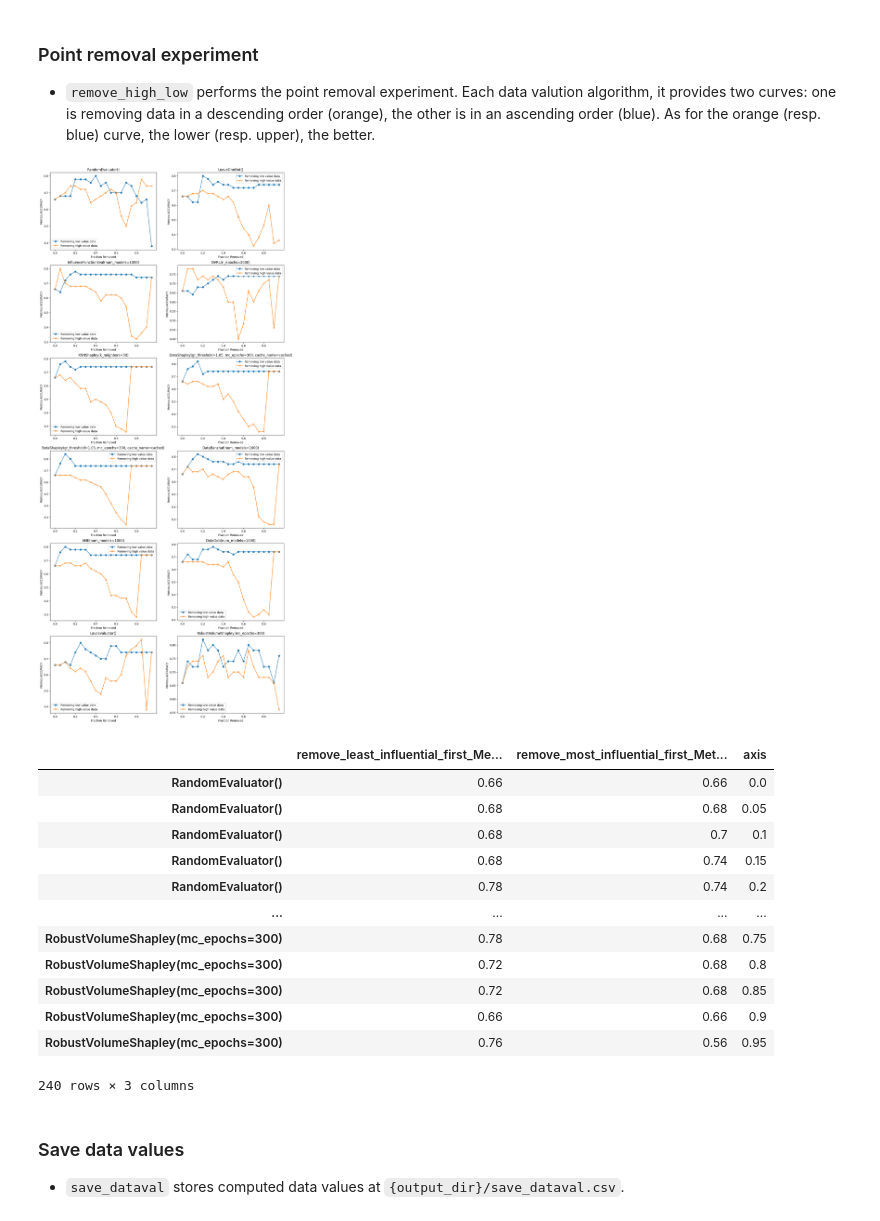
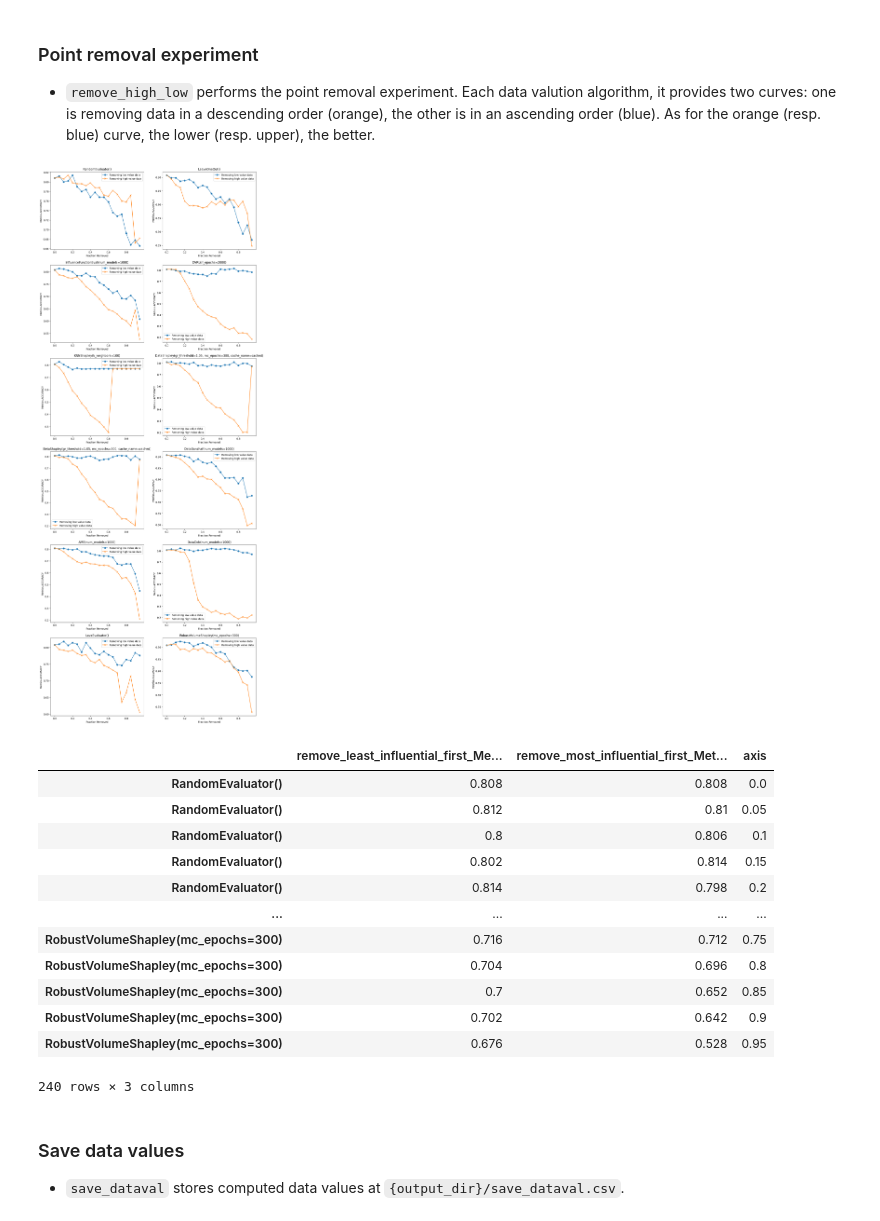
Before and after one commit to opendataval/opendataval, a Jupyter notebook: examples/adult_classification.ipynb, the cells around one changed output. Cells and saved outputs as stored; diff of their text form; code cells hidden in the pictures.

```diff
--- a/examples/adult_classification.ipynb
+++ b/examples/adult_classification.ipynb
@@ -35,8 +35,8 @@ The following code cell demonstrates how to set up `ExperimentMediator` with a p
 - Metric: Classification accuracy
 # %%
 dataset_name = "adult"
-train_count, valid_count, test_count = 100, 50, 50
-noise_rate = 0.1
+train_count, valid_count, test_count = 1000, 100, 500
+noise_rate = 0.2
 noise_kwargs = {'noise_rate': noise_rate}
 model_name = "sklogreg"
 metric_name = "accuracy"
@@ -149,25 +149,25 @@ _, fig = exper_med.plot(discover_corrupted_sample, fig, col=2, save_output=True)
 ### Point removal experiment
 - `remove_high_low` performs the point removal experiment. Each data valution algorithm, it provides two curves: one is removing data in a descending order (orange), the other is in an ascending order (blue). As for the orange (resp. blue) curve, the lower (resp. upper), the better.
 # %%
-fig = plt.figure(figsize=(15, 35))
+fig = plt.figure(figsize=(15, 40))
 df_resp, fig = exper_med.plot(remove_high_low, fig, include_train=True, col=2, save_output=True)
 # %% [output]
-[figure, old version]
+[figure, new version]
 # %%
 df_resp # it provides complete information for generating point-removal experiment figures.
 # %% [output]
 |  | remove_least_influential_first_Me... | remove_most_influential_first_Met... | axis |
-| RandomEvaluator() | 0.66 | 0.66 | 0.0 |
-| RandomEvaluator() | 0.68 | 0.68 | 0.05 |
-| RandomEvaluator() | 0.68 | 0.7 | 0.1 |
-| RandomEvaluator() | 0.68 | 0.74 | 0.15 |
-| RandomEvaluator() | 0.78 | 0.74 | 0.2 |
+| RandomEvaluator() | 0.808 | 0.808 | 0.0 |
+| RandomEvaluator() | 0.812 | 0.81 | 0.05 |
+| RandomEvaluator() | 0.8 | 0.806 | 0.1 |
+| RandomEvaluator() | 0.802 | 0.814 | 0.15 |
+| RandomEvaluator() | 0.814 | 0.798 | 0.2 |
 | ... | ... | ... | ... |
-| RobustVolumeShapley(mc_epochs=300) | 0.78 | 0.68 | 0.75 |
-| RobustVolumeShapley(mc_epochs=300) | 0.72 | 0.68 | 0.8 |
-| RobustVolumeShapley(mc_epochs=300) | 0.72 | 0.68 | 0.85 |
-| RobustVolumeShapley(mc_epochs=300) | 0.66 | 0.66 | 0.9 |
-| RobustVolumeShapley(mc_epochs=300) | 0.76 | 0.56 | 0.95 |
+| RobustVolumeShapley(mc_epochs=300) | 0.716 | 0.712 | 0.75 |
+| RobustVolumeShapley(mc_epochs=300) | 0.704 | 0.696 | 0.8 |
+| RobustVolumeShapley(mc_epochs=300) | 0.7 | 0.652 | 0.85 |
+| RobustVolumeShapley(mc_epochs=300) | 0.702 | 0.642 | 0.9 |
+| RobustVolumeShapley(mc_epochs=300) | 0.676 | 0.528 | 0.95 |
 240 rows × 3 columns
 # %% [markdown]
 ### Save data values
```
Also changed, not shown: parts of 6 cells of this notebook, 12 other files.
